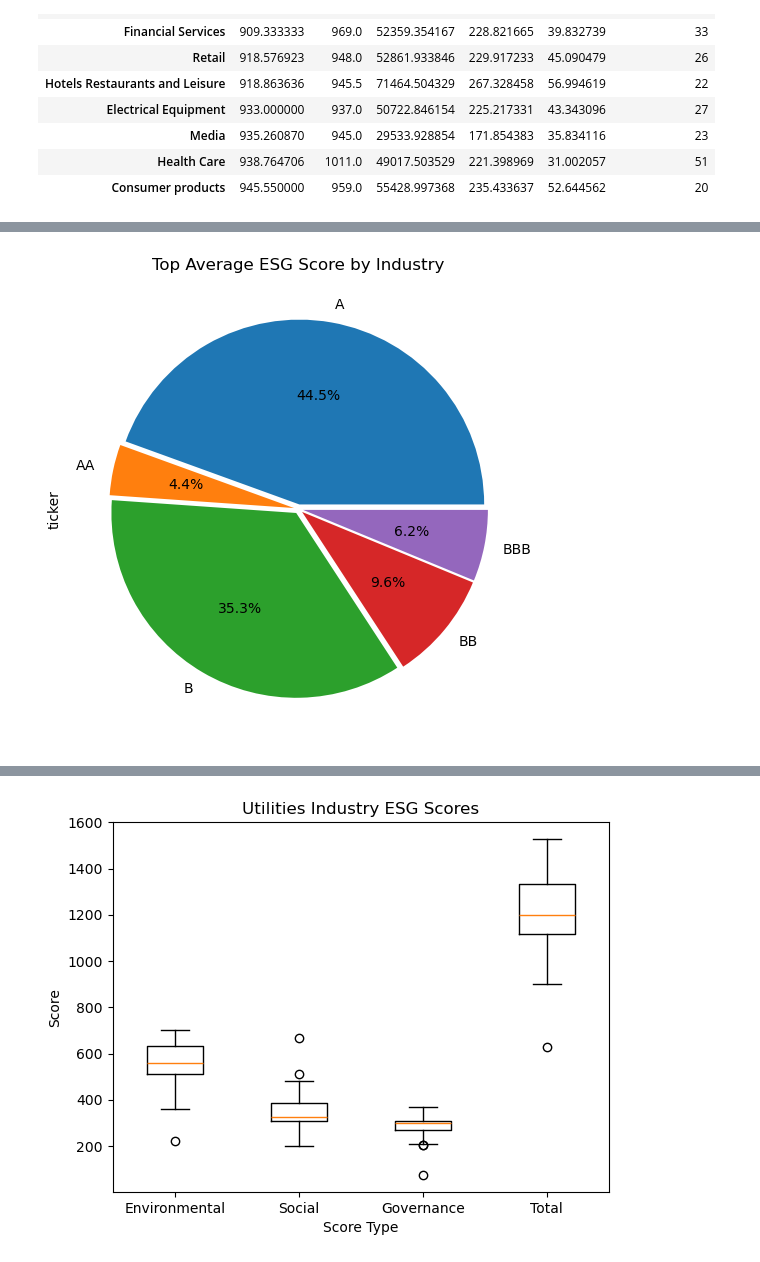
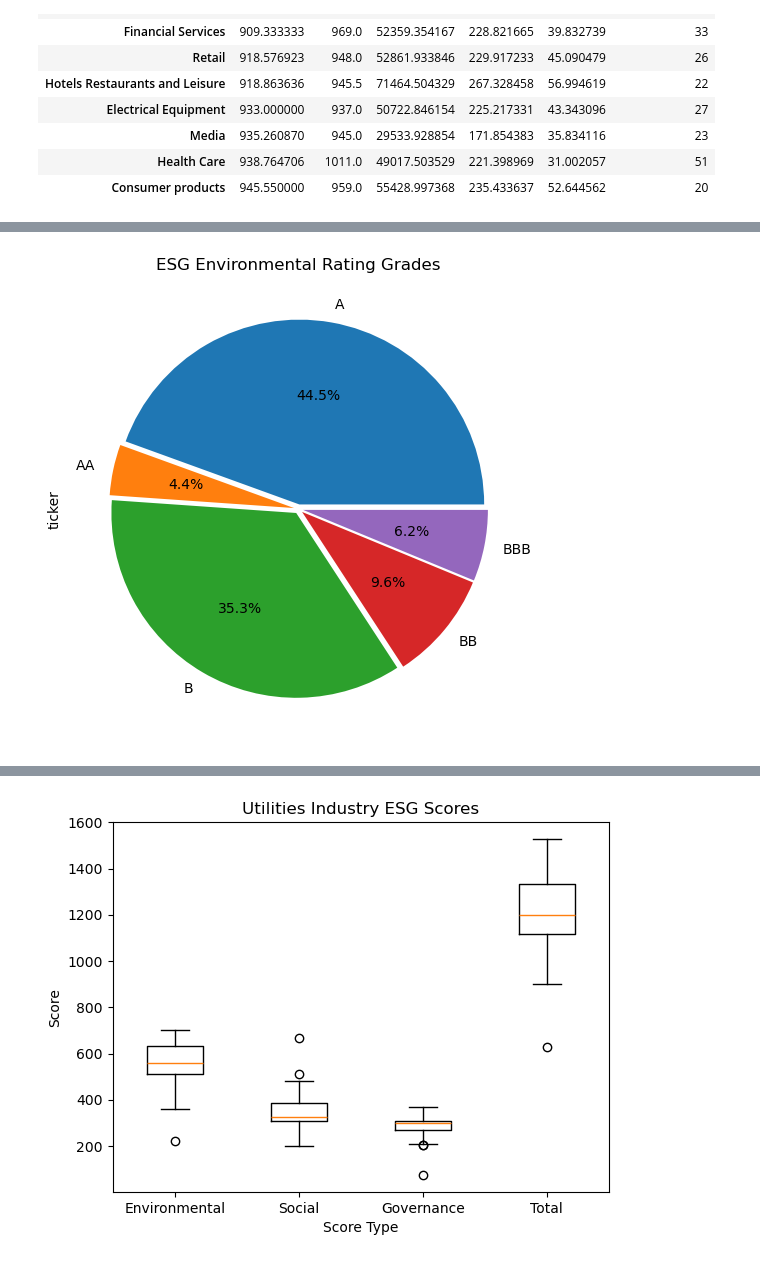
Before and after one commit to r-swift/Group-4-Project-1, a Jupyter notebook: ESG.ipynb, the cells around one changed output, grey strips where cells are left out. Saved outputs shown, nothing was run; the diff lists cells and outputs as text; code cells hidden in the pictures.

```diff
--- a/ESG.ipynb
+++ b/ESG.ipynb
@@ -11,20 +11,13 @@ https://www.kaggle.com/datasets/alistairking/public-company-esg-ratings-dataset
 import matplotlib.pyplot as plt
 import pandas as pd
 import numpy as np
-import requests
-#import time
+
 import scipy.stats as st
 from scipy.stats import sem
 from scipy.stats import linregress
-import json
-
-
-# Import any API key
-from api_keys import alpha_api_key
-
 
 # Study data files
-esg_data_path = "data.csv"
+esg_data_path = "csv_files/data.csv"
 
 
 # Reading the mouse data and the study results
@@ -214,6 +209,6 @@ Name: total_score, dtype: int64
 # %%
 esg_enviro_grades = esg_data.groupby(["environment_grade"])["ticker"].count()
 esg_enviro_grades_pie = esg_enviro_grades.plot(kind="pie", autopct='%1.1f%%', explode=[0.025, 0.025, 0.025, 0.025, 0.025],
-                                                  figsize=(12,6), title="Top Average ESG Score by Industry")
+                                                  figsize=(12,6), title="ESG Environmental Rating Grades")
 # %% [output]
-[figure, old version]
+[figure, new version]
```
Also changed, not shown: parts of 11 cells of this notebook.
